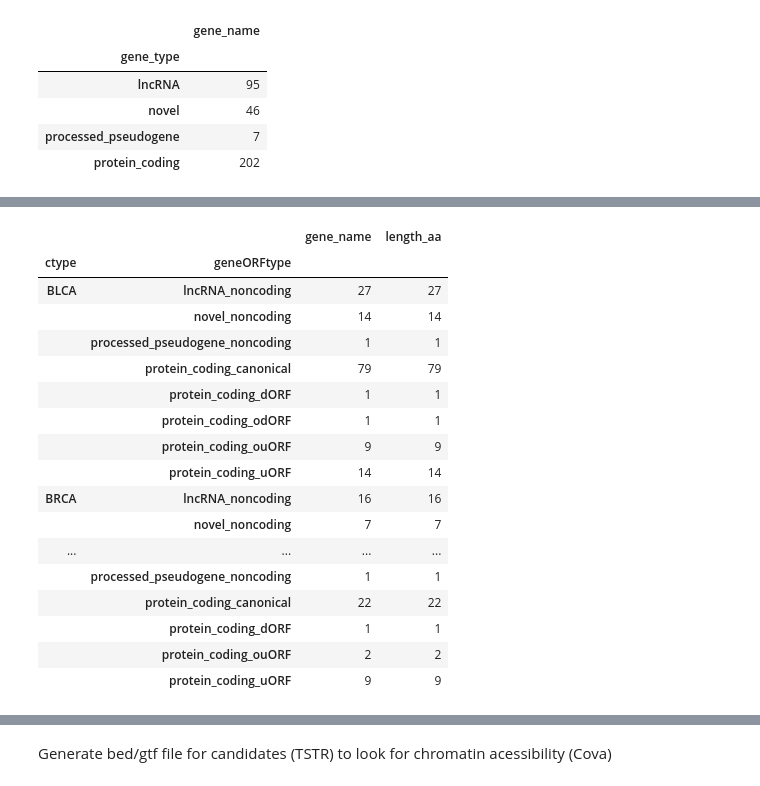
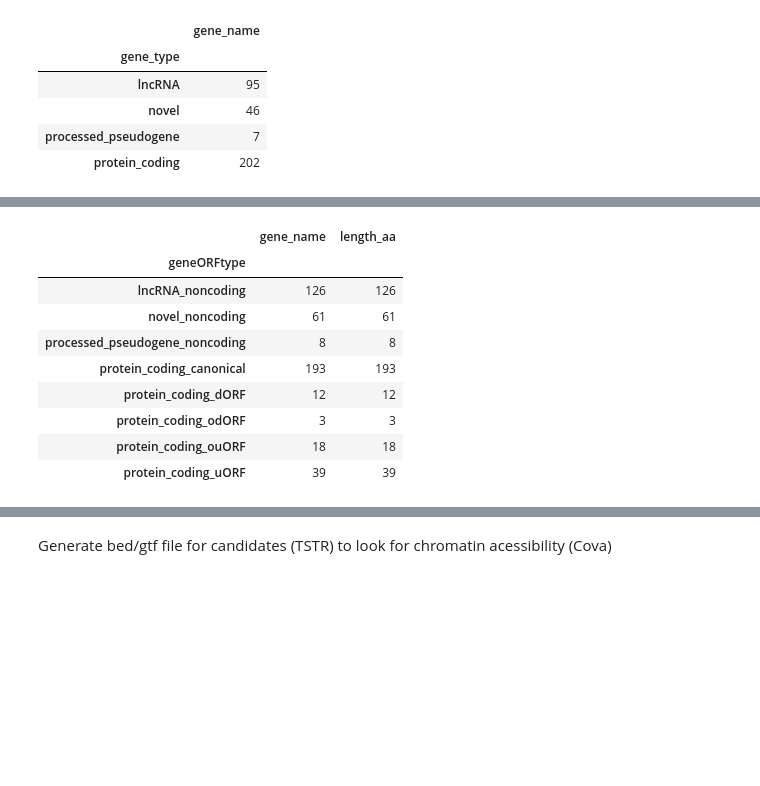
Before and after one commit to MartaEspinosa/TestisRestricted_MP, a Jupyter notebook: TSTR_Pipeline/4_reconstructedTestis_log2ratio_altORFs.ipynb, the cells around one changed output, grey strips where cells are left out. Cells and saved outputs as stored; diff of their text form; code cells hidden in the pictures; blank space fills up the shorter version.

```diff
--- a/TSTR_Pipeline/4_reconstructedTestis_log2ratio_altORFs.ipynb
+++ b/TSTR_Pipeline/4_reconstructedTestis_log2ratio_altORFs.ipynb
@@ -710,25 +520,17 @@ tumorReact_ORFs
 # %%
 tumorReact_ORFs[['gene_name','length_aa','geneORFtype']].drop_duplicates().groupby("geneORFtype").count()
-tumorReact_ORFs[['gene_name','length_aa','geneORFtype','ctype']].drop_duplicates().groupby(["ctype","geneORFtype"]).count()
+# tumorReact_ORFs[['gene_name','length_aa','geneORFtype','ctype']].drop_duplicates().groupby(["ctype","geneORFtype"]).count()
 # %% [output]
-|  |  | gene_name | length_aa |
-| ctype | geneORFtype |  |  |
-| BLCA | lncRNA_noncoding | 27 | 27 |
-|  | novel_noncoding | 14 | 14 |
-|  | processed_pseudogene_noncoding | 1 | 1 |
-|  | protein_coding_canonical | 79 | 79 |
-|  | protein_coding_dORF | 1 | 1 |
-|  | protein_coding_odORF | 1 | 1 |
-|  | protein_coding_ouORF | 9 | 9 |
-|  | protein_coding_uORF | 14 | 14 |
-| BRCA | lncRNA_noncoding | 16 | 16 |
-|  | novel_noncoding | 7 | 7 |
-| ... | ... | ... | ... |
-|  | processed_pseudogene_noncoding | 1 | 1 |
-|  | protein_coding_canonical | 22 | 22 |
-|  | protein_coding_dORF | 1 | 1 |
-|  | protein_coding_ouORF | 2 | 2 |
-|  | protein_coding_uORF | 9 | 9 |
+|  | gene_name | length_aa |
+| geneORFtype |  |  |
+| lncRNA_noncoding | 126 | 126 |
+| novel_noncoding | 61 | 61 |
+| processed_pseudogene_noncoding | 8 | 8 |
+| protein_coding_canonical | 193 | 193 |
+| protein_coding_dORF | 12 | 12 |
+| protein_coding_odORF | 3 | 3 |
+| protein_coding_ouORF | 18 | 18 |
+| protein_coding_uORF | 39 | 39 |
 # %%
 set(tumorReact_ORFs[tumorReact_ORFs['geneORFtype'] == "protein_coding_uORF"].gene_name.values.tolist())
 # %% [output]
```
Also changed, not shown: parts of 14 cells of this notebook, 4 other files.
